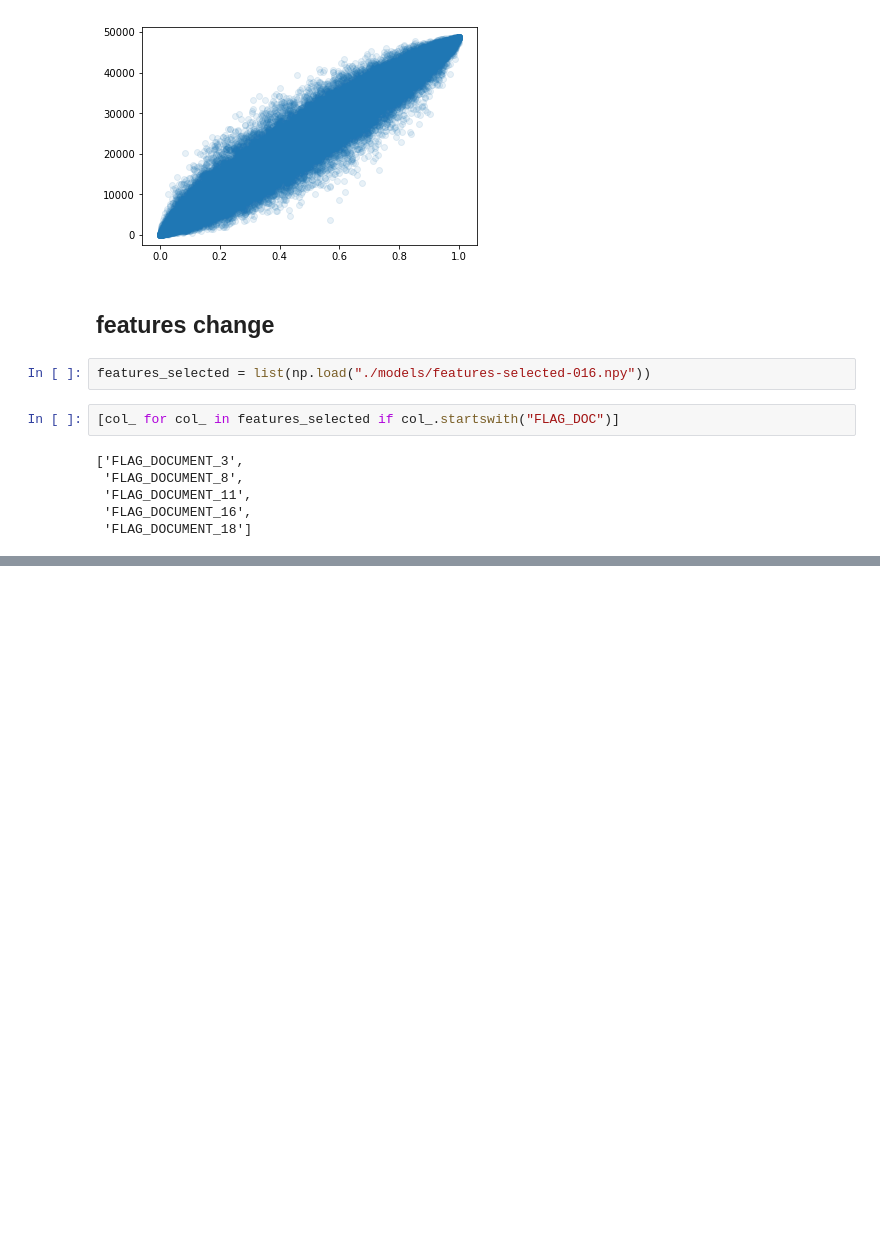
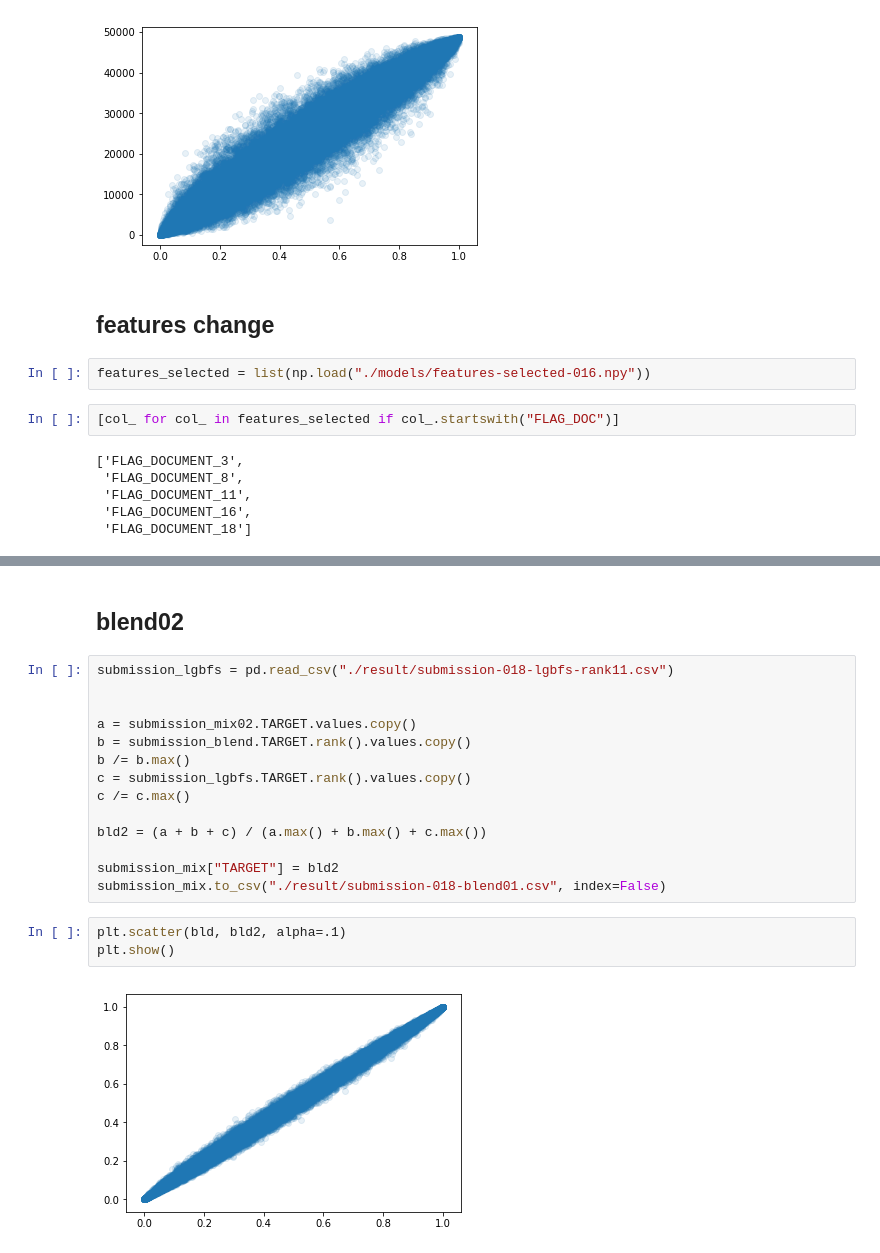
Before and after one commit to kqdmqx/kaggle-Home-Credit-Default-Risk, a Jupyter notebook: 018-lgbm-feature-order-ii.ipynb, the cells around one changed output, grey strips where cells are left out. Saved outputs shown, nothing was run; the diff lists cells and outputs as text; blank space fills up the shorter version.

```diff
--- a/018-lgbm-feature-order-ii.ipynb
+++ b/018-lgbm-feature-order-ii.ipynb
@@ -293,0 +324,21 @@ features_selected = list(np.load("./models/features-selected-016.npy"))
+# %% [markdown]
+## blend02
+# %%
+submission_lgbfs = pd.read_csv("./result/submission-018-lgbfs-rank11.csv")
+
+
+a = submission_mix02.TARGET.values.copy()
+b = submission_blend.TARGET.rank().values.copy()
+b /= b.max()
+c = submission_lgbfs.TARGET.rank().values.copy()
+c /= c.max()
+
+bld2 = (a + b + c) / (a.max() + b.max() + c.max())
+
+submission_mix["TARGET"] = bld2
+submission_mix.to_csv("./result/submission-018-blend01.csv", index=False)
+# %%
+plt.scatter(bld, bld2, alpha=.1)
+plt.show()
+# %% [output]
+[figure, added]
```
Also changed, not shown: parts of 8 cells of this notebook, 3 other files.
